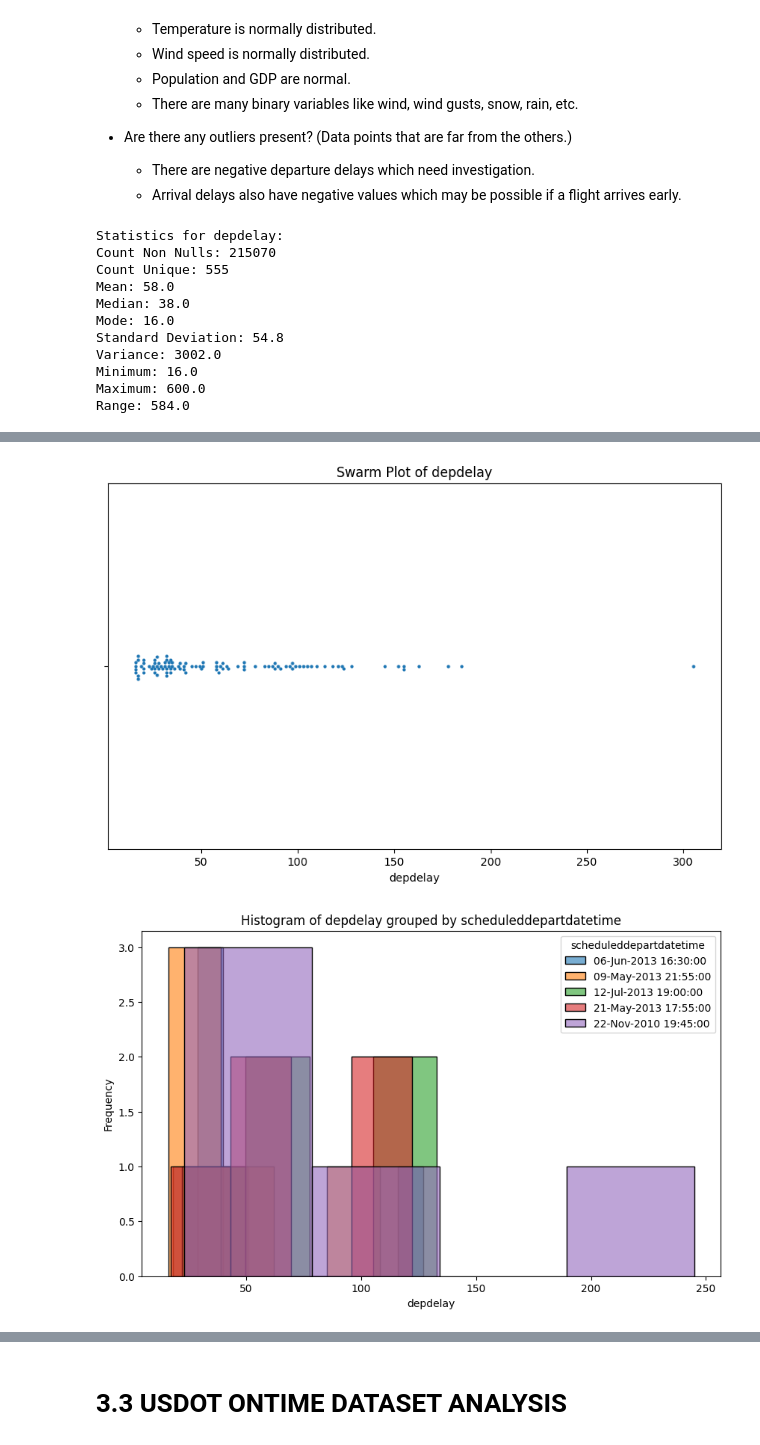
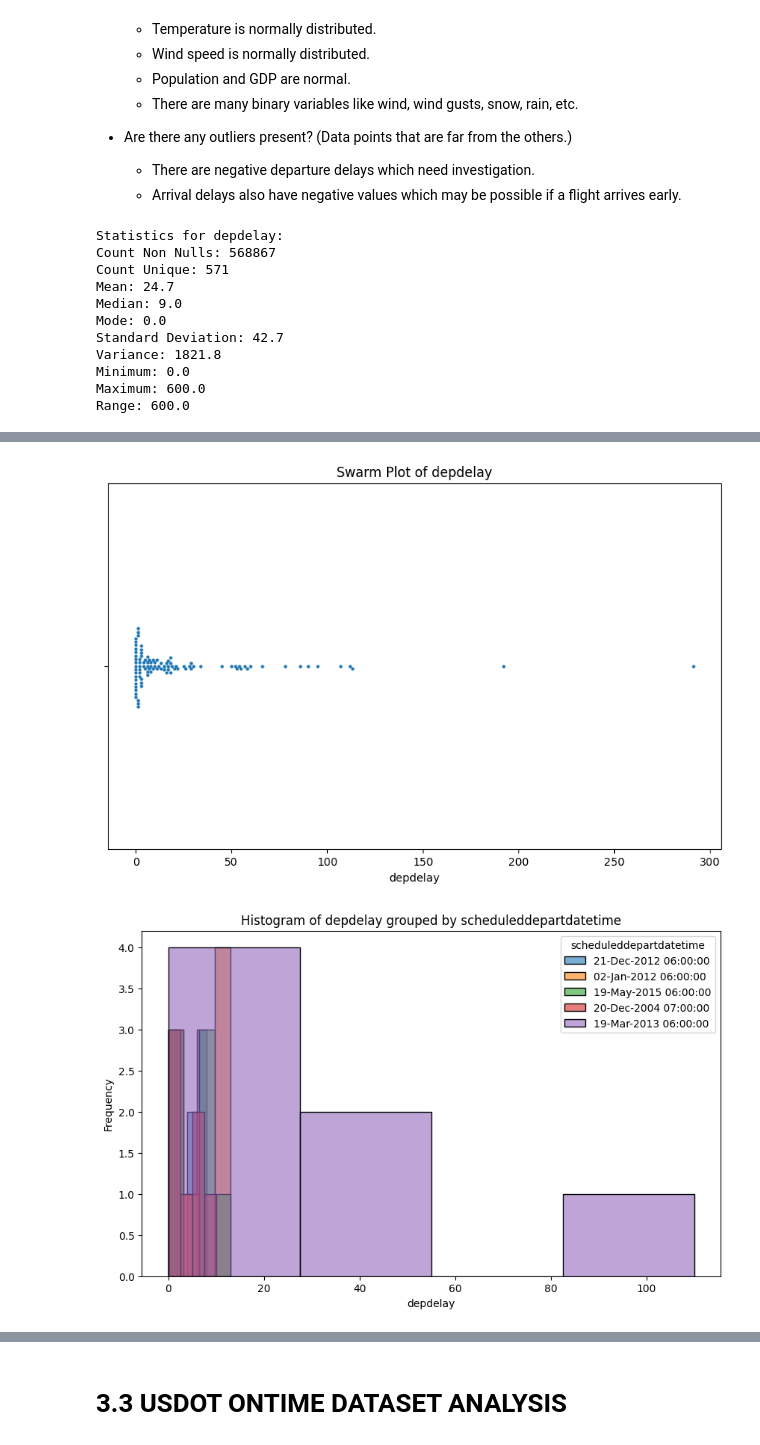
Before and after one commit to tbrantinghamBU/699-Personal, a Jupyter notebook: OMDS-ModB2-Week4-Brantingham-Tyler.ipynb, the cells around one changed output, grey strips where cells are left out. Saved outputs shown, nothing was run; the diff lists cells and outputs as text; code cells hidden in the pictures.

```diff
--- a/OMDS-ModB2-Week4-Brantingham-Tyler.ipynb
+++ b/OMDS-ModB2-Week4-Brantingham-Tyler.ipynb
@@ -297,7 +297,7 @@ def analyze_column(df, column, sample_amt, output_to_pdf, pdf_pages=None):
 
     # Histogram
     plt.figure(figsize=(10, 6))
-    sns.histplot(df[column], kde=False)
+    sns.histplot(df[column], bins=20, kde=False)
     plt.title(f'Histogram of {column}')
     plt.xlabel(column)
     plt.ylabel('Frequency')
@@ -437,17 +533,17 @@ df = pd.read_csv(fname)
 # n_samples = 1000 # For Swarm Plots
 # generate_plots(df, sample_amt=n_samples,output_to_pdf=False, kde=False, violins=False, swarms=False, grouped_hists=False, ds_name=dataset_name)
 # %%
-analyze_column(df[(df["depdelay"] <= 600) & (df["depdelay"] > 15)],
+analyze_column(df[(df["depdelay"] <= 600) & (df["depdelay"] >= 0)],
                   'depdelay', sample_amt=100, output_to_pdf=False)
 # %% [output]
 Statistics for depdelay:
-Count Non Nulls: 215070
-Count Unique: 555
-Mean: 58.0
-Median: 38.0
-Mode: 16.0
-Standard Deviation: 54.8
-Variance: 3002.0
-Minimum: 16.0
+Count Non Nulls: 568867
+Count Unique: 571
+Mean: 24.7
+Median: 9.0
+Mode: 0.0
+Standard Deviation: 42.7
+Variance: 1821.8
+Minimum: 0.0
 Maximum: 600.0
-Range: 584.0
+Range: 600.0
@@ -457,2 +553,2 @@ Range: 584.0
-[figure, old version]
+[figure, new version]
-[figure, old version]
+[figure, new version]
```
Also changed, not shown: parts of 5 cells of this notebook, 1 other file.
